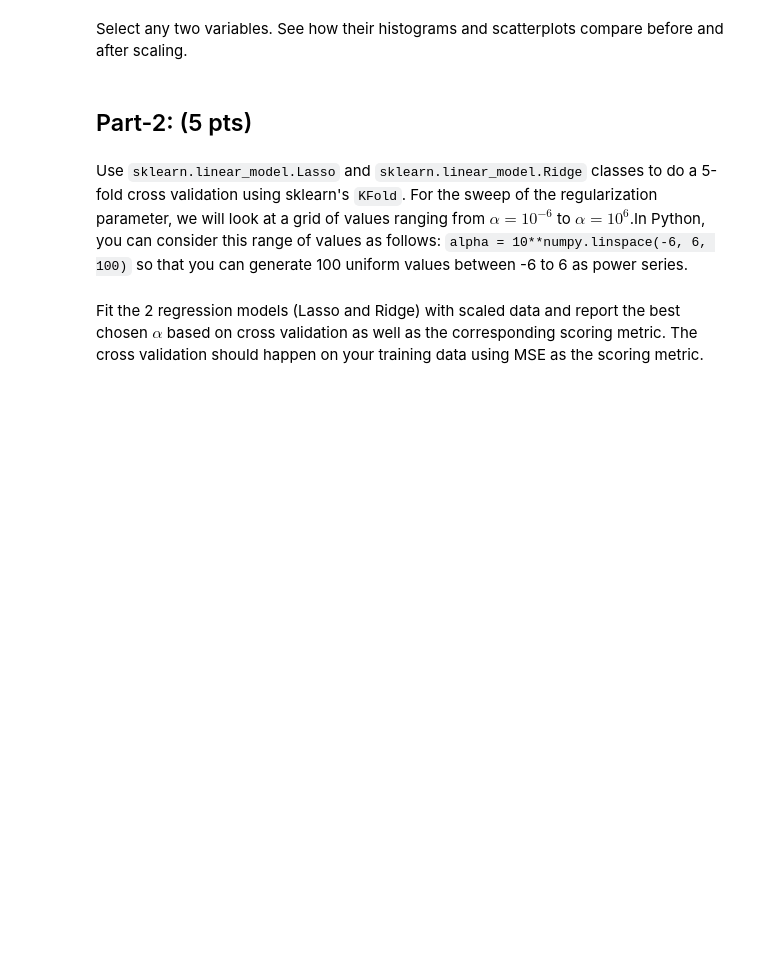
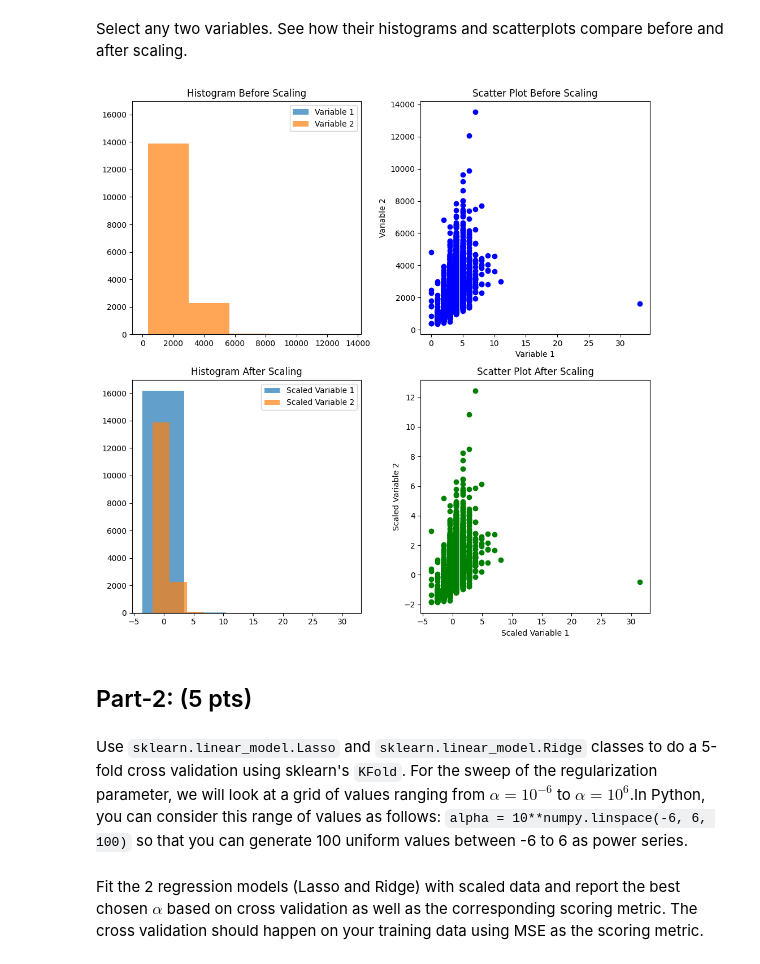
Before and after one commit to biagi0/biagi0, a Jupyter notebook: HW1.ipynb, the cells around one changed output. Drawn from its saved outputs; the diff is of its cells as text; code cells hidden in the pictures; blank space fills up the shorter version.

```diff
--- a/HW1.ipynb
+++ b/HW1.ipynb
@@ -127,14 +177,14 @@ df.head()
 Split the data into a training set (75% of data) and a test set (25% of data), using the train_test_split function with random_state = 50.
 # %%
 ##  START CODE  ## (1 line of code)
-X_train, X_test, y_train, y_test = None, None, None, None
+X_train, X_test, y_train, y_test = train_test_split(X, Y, test_size=0.25, random_state=50)
 ##  END CODE    ##
 # %% [markdown]
 Scale the data (not including target) so that each of the independent variables would have zero mean and unit variance. You can use the sklearn.preprocessing.scale function for this.
 # %%
 ##  START CODE  ## (2 lines of code)
-Xscaled_train = None
-Xscaled_test = None
+Xscaled_train = preprocessing.scale(X_train)
+Xscaled_test = preprocessing.scale(X_test)
 ##  END CODE    ##
 
 y_train = y_train.to_numpy()
@@ -154,3 +216,46 @@ Select any two variables. See how their histograms and scatterplots compare befo
+# %%
+##  START CODE  ##
+# Selecting two variables (columns) from X_train for comparison
+X_var1 = X_train['num_of_beds']
+X_var2 = X_train['living_area']
+Xscaled_train = pd.DataFrame(Xscaled_train, columns=X_train.columns)
+Xscaled_test = pd.DataFrame(Xscaled_test, columns=X_train.columns)
+Xscaled_var1 = Xscaled_train['num_of_beds']
+Xscaled_var2 = Xscaled_train['living_area']
+
+# Plot histograms and scatter plots before and after scaling
+fig, axs = plt.subplots(2, 2, figsize=(10, 10))
+
+# Histogram before scaling
+axs[0, 0].hist(X_var1, bins=5, alpha=0.7, label='Variable 1')
+axs[0, 0].hist(X_var2, bins=5, alpha=0.7, label='Variable 2')
+axs[0, 0].set_title('Histogram Before Scaling')
+axs[0, 0].legend()
+
+# Scatter plot before scaling
+axs[0, 1].scatter(X_var1, X_var2, c='blue')
+axs[0, 1].set_title('Scatter Plot Before Scaling')
+axs[0, 1].set_xlabel('Variable 1')
+axs[0, 1].set_ylabel('Variable 2')
+
+# Histogram after scaling
+axs[1, 0].hist(Xscaled_var1, bins=5, alpha=0.7, label='Scaled Variable 1')
+axs[1, 0].hist(Xscaled_var2, bins=5, alpha=0.7, label='Scaled Variable 2')
+axs[1, 0].set_title('Histogram After Scaling')
+axs[1, 0].legend()
+
+# Scatter plot after scaling
+axs[1, 1].scatter(Xscaled_var1, Xscaled_var2, c='green')
+axs[1, 1].set_title('Scatter Plot After Scaling')
+axs[1, 1].set_xlabel('Scaled Variable 1')
+axs[1, 1].set_ylabel('Scaled Variable 2')
+
+# Display the plots
+plt.tight_layout()
+plt.show()
+##  END CODE    ##
+# %% [output]
+[figure, added]
 # %% [markdown]
 ## Part-2: (5 pts)
 # %% [markdown]
```
Also changed, not shown: parts of 31 cells of this notebook.
